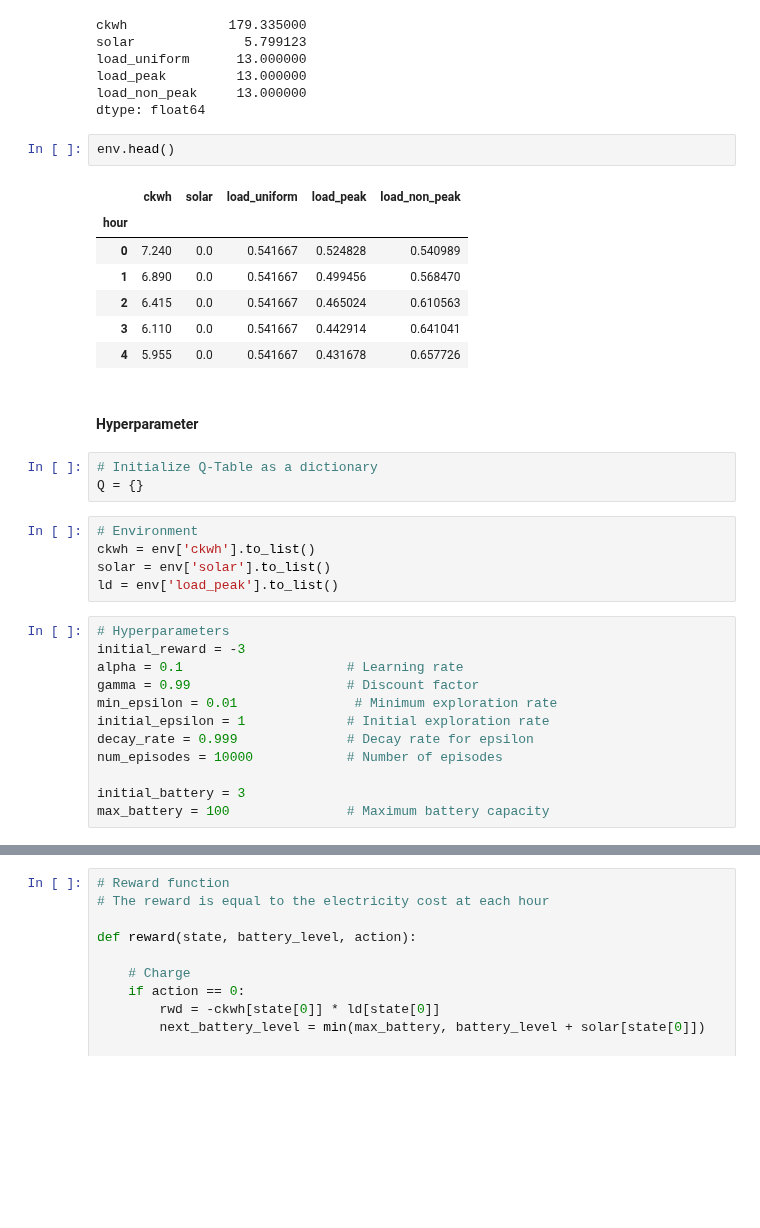
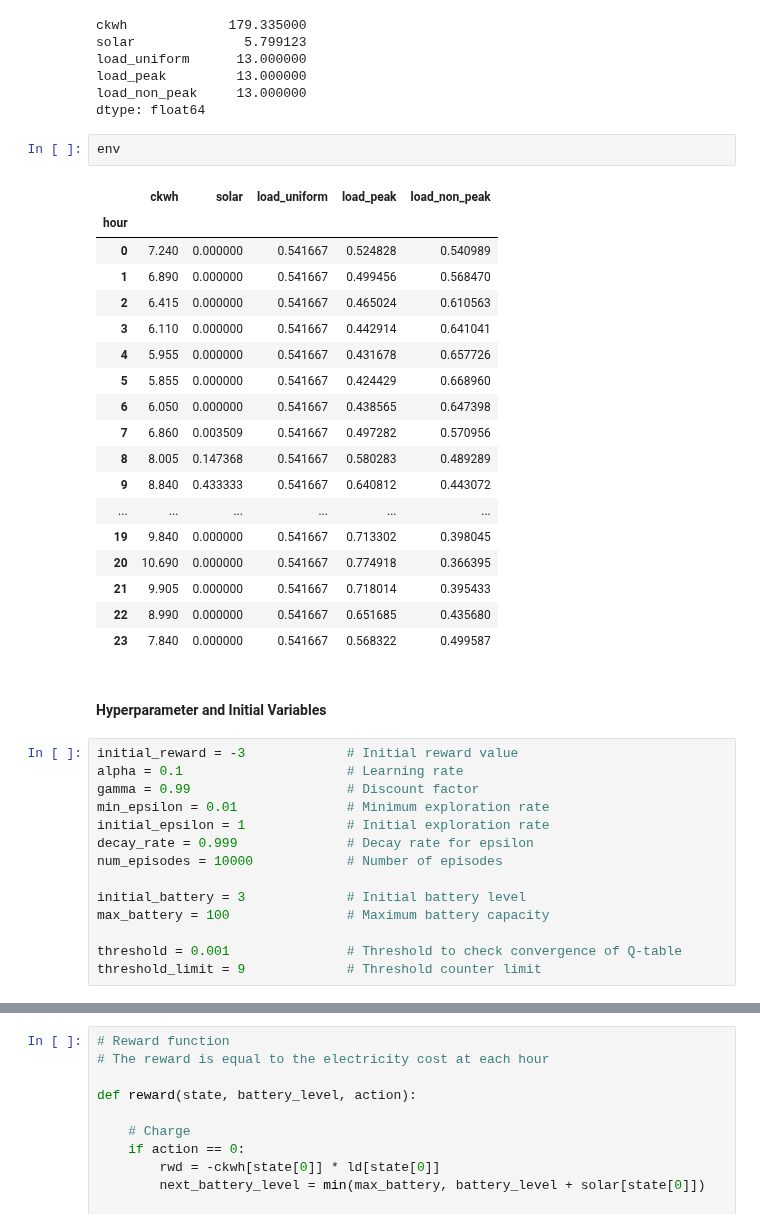
Before and after one commit to auttwitter/DSI-04, a Jupyter notebook: projects/project_capstone/code/06_Reinforcement_Learning.ipynb, the cells around one changed output, grey strips where cells are left out. Drawn from its saved outputs; the diff is of its cells as text; blank space fills up the shorter version.

```diff
--- a/projects/project_capstone/code/06_Reinforcement_Learning.ipynb
+++ b/projects/project_capstone/code/06_Reinforcement_Learning.ipynb
@@ -108,34 +114,39 @@ load_peak         13.000000
 load_non_peak     13.000000
 dtype: float64
 # %%
-env.head()
+env
 # %% [output]
 |  | ckwh | solar | load_uniform | load_peak | load_non_peak |
 | hour |  |  |  |  |  |
-| 0 | 7.240 | 0.0 | 0.541667 | 0.524828 | 0.540989 |
-| 1 | 6.890 | 0.0 | 0.541667 | 0.499456 | 0.568470 |
-| 2 | 6.415 | 0.0 | 0.541667 | 0.465024 | 0.610563 |
-| 3 | 6.110 | 0.0 | 0.541667 | 0.442914 | 0.641041 |
-| 4 | 5.955 | 0.0 | 0.541667 | 0.431678 | 0.657726 |
+| 0 | 7.240 | 0.000000 | 0.541667 | 0.524828 | 0.540989 |
+| 1 | 6.890 | 0.000000 | 0.541667 | 0.499456 | 0.568470 |
+| 2 | 6.415 | 0.000000 | 0.541667 | 0.465024 | 0.610563 |
+| 3 | 6.110 | 0.000000 | 0.541667 | 0.442914 | 0.641041 |
+| 4 | 5.955 | 0.000000 | 0.541667 | 0.431678 | 0.657726 |
+| 5 | 5.855 | 0.000000 | 0.541667 | 0.424429 | 0.668960 |
+| 6 | 6.050 | 0.000000 | 0.541667 | 0.438565 | 0.647398 |
+| 7 | 6.860 | 0.003509 | 0.541667 | 0.497282 | 0.570956 |
+| 8 | 8.005 | 0.147368 | 0.541667 | 0.580283 | 0.489289 |
+| 9 | 8.840 | 0.433333 | 0.541667 | 0.640812 | 0.443072 |
+| ... | ... | ... | ... | ... | ... |
+| 19 | 9.840 | 0.000000 | 0.541667 | 0.713302 | 0.398045 |
+| 20 | 10.690 | 0.000000 | 0.541667 | 0.774918 | 0.366395 |
+| 21 | 9.905 | 0.000000 | 0.541667 | 0.718014 | 0.395433 |
+| 22 | 8.990 | 0.000000 | 0.541667 | 0.651685 | 0.435680 |
+| 23 | 7.840 | 0.000000 | 0.541667 | 0.568322 | 0.499587 |
-# %% [markdown]
-#### Hyperparameter
-# %%
-# Initialize Q-Table as a dictionary
-Q = {}
-# %%
-# Environment
-ckwh = env['ckwh'].to_list()
-solar = env['solar'].to_list()
-ld = env['load_peak'].to_list()
+# %% [markdown]
+#### Hyperparameter and Initial Variables
 # %%
-# Hyperparameters
-initial_reward = -3
+initial_reward = -3             # Initial reward value
 alpha = 0.1                     # Learning rate
 gamma = 0.99                    # Discount factor
-min_epsilon = 0.01               # Minimum exploration rate
+min_epsilon = 0.01              # Minimum exploration rate
 initial_epsilon = 1             # Initial exploration rate
 decay_rate = 0.999              # Decay rate for epsilon
 num_episodes = 10000            # Number of episodes
 
-initial_battery = 3
+initial_battery = 3             # Initial battery level
 max_battery = 100               # Maximum battery capacity
+
+threshold = 0.001               # Threshold to check convergence of Q-table
+threshold_limit = 9             # Threshold counter limit
```
Also changed, not shown: parts of 18 cells of this notebook, 1 other file.
